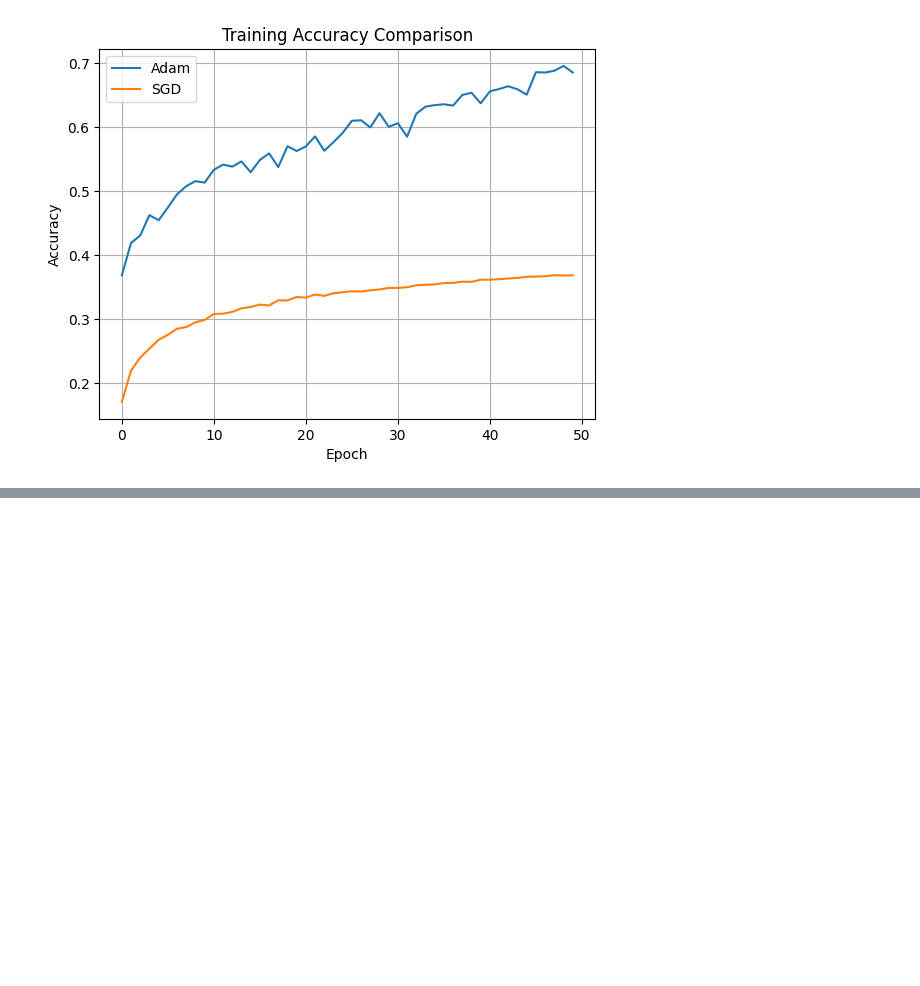
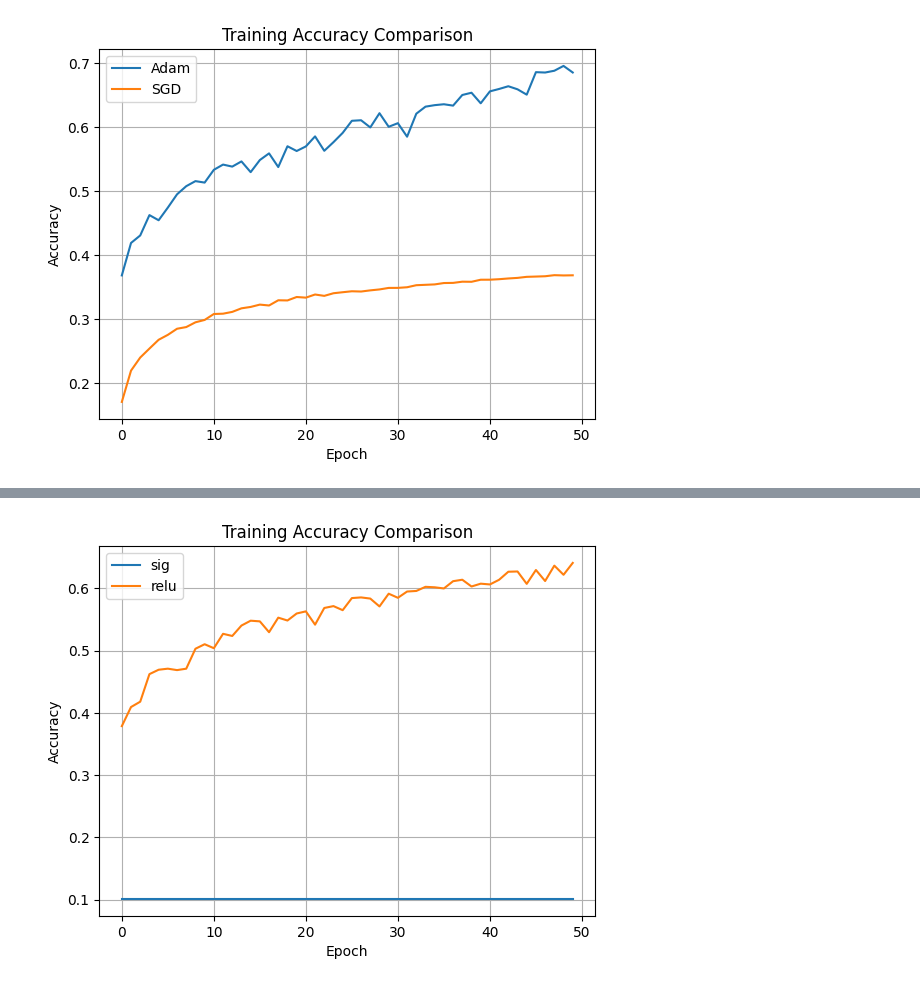
Before and after one commit to ktldud/AI-1-ktldud2, a Jupyter notebook: Chapter1-1_심화과제.ipynb, the cells around one changed output, grey strips where cells are left out. Cells and saved outputs as stored; diff of their text form; code cells hidden in the pictures; blank space fills up the shorter version.

```diff
--- a/Chapter1-1_심화과제.ipynb
+++ b/Chapter1-1_심화과제.ipynb
@@ -415,0 +419,10 @@ plt.show()
+# %%
+input_size = 32 * 32 * 3  # CIFAR-10 이미지 크기
+hidden_size = 1024
+output_size = 10
+n_epochs = 50
+
+# Sigmoid 모델 학습
+model_sigmoid = SigmoidModel(input_size, hidden_size, output_size)
+optimizer_sigmoid = Adam(model_sigmoid.parameters(), lr=0.001)
+criterion = nn.CrossEntropyLoss()
@@ -415,0 +565,4 @@ plt.show()
+# %%
+# ReLU 모델 학습
+model_relu = ReLUModel(input_size, hidden_size, output_size)
+optimizer_relu = Adam(model_relu.parameters(), lr=0.001)
@@ -415,0 +616,19 @@ plt.show()
+# %%
+def accuracy(model_relu, dataloader):
+    correct = 0
+    total = 0
+    model_relu.eval()  # 평가 모드로 설정
+
+    with torch.no_grad():  # 추론 시에는 기울기 계산을 하지 않음
+        for data in dataloader:
+            inputs, labels = data
+            inputs, labels = inputs.to('cpu'), labels.to('cpu')
+
+            outputs = model_relu(inputs)
+
+            # outputs에서 가장 높은 값을 가진 클래스 선택
+            _, predicted = torch.max(outputs, 1)
+            total += labels.size(0)
+            correct += (predicted == labels).sum().item()
+
+    return correct / total  # 정확도 반환
@@ -415,0 +690,11 @@ plt.show()
+# %%
+plt.plot(train_acc_sigmoid, label='sig')
+plt.plot(train_acc_relu, label='relu')
+plt.title('Training Accuracy Comparison')
+plt.xlabel('Epoch')
+plt.ylabel('Accuracy')
+plt.legend()
+plt.grid()
+plt.show()
+# %% [output]
+[figure, added]
```
Also changed, not shown: parts of 12 cells of this notebook.
